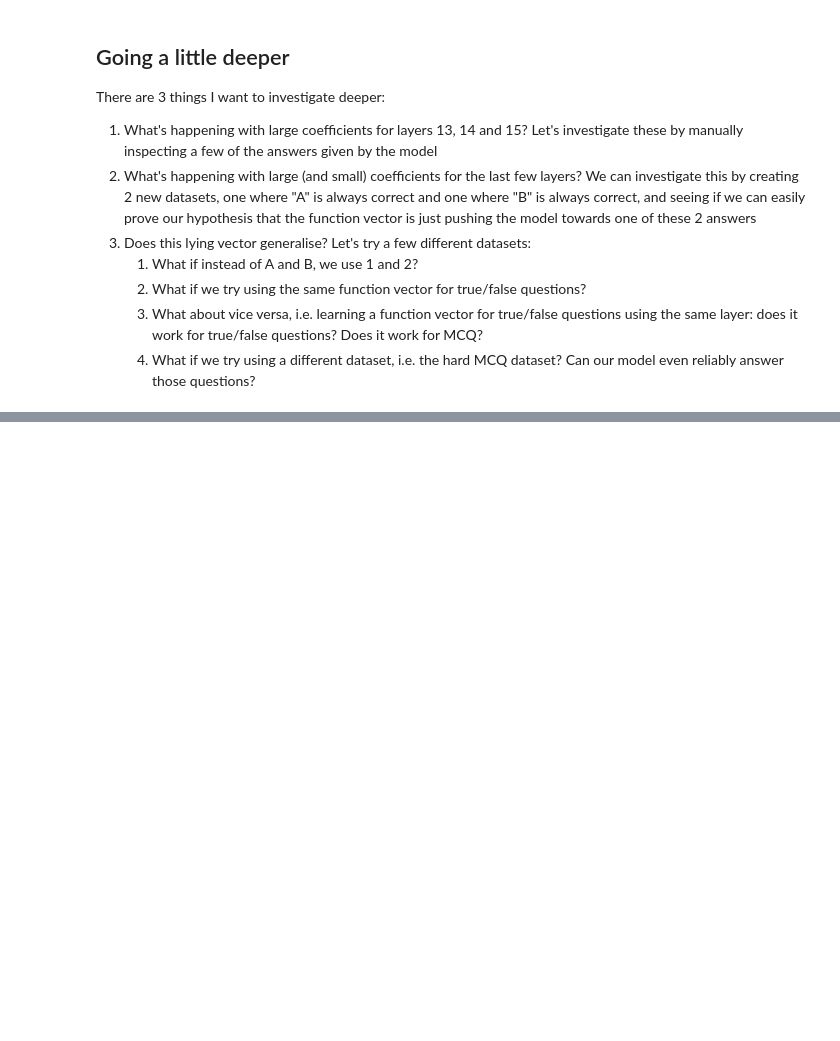
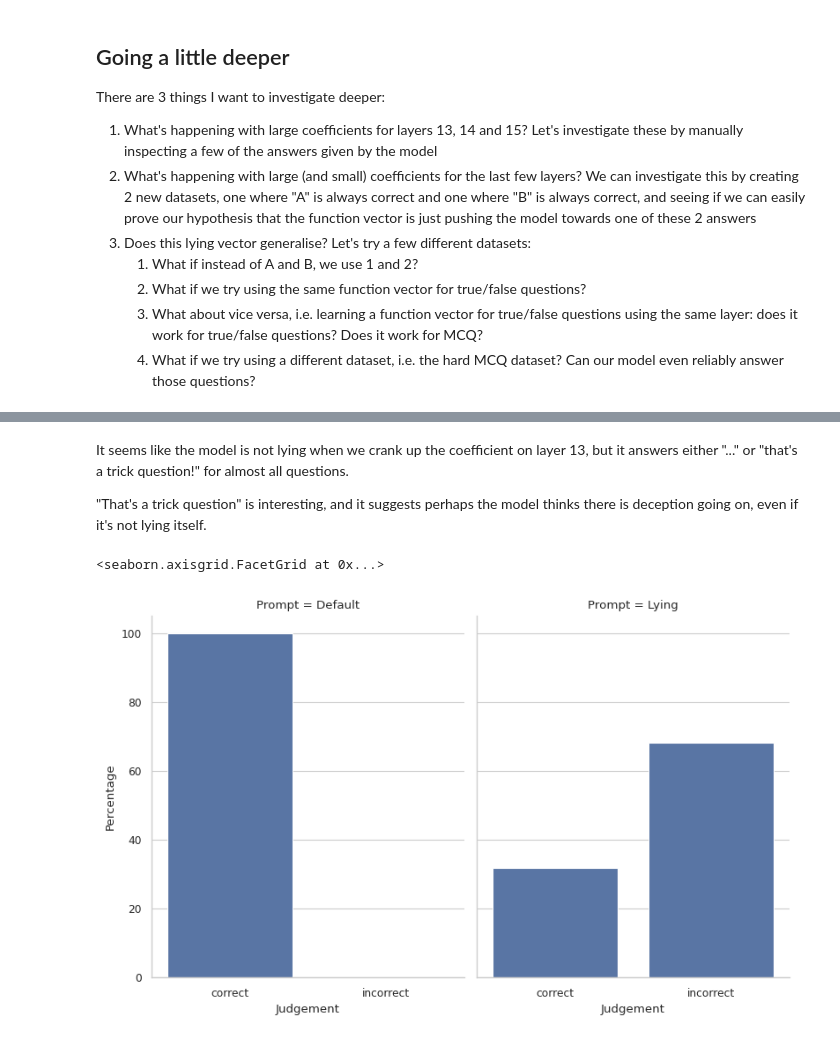
Before and after one commit to Arrrlex/arena4-capstone, a Jupyter notebook: src/arena4_capstone/analysis.ipynb, the cells around one changed output, grey strips where cells are left out. Saved outputs shown, nothing was run; the diff lists cells and outputs as text; code cells hidden in the pictures; blank space fills up the shorter version.

```diff
--- a/src/arena4_capstone/analysis.ipynb
+++ b/src/arena4_capstone/analysis.ipynb
@@ -50,8 +50,8 @@ def mcq_prompt(data: pd.Series, prompts: list[str]):
     return util.combine(*prompts, data.question, data.choices_str)
 
 
-def mix_options(row: pd.Series, option_names: tuple[str]):
-    if rng.random() < 0.5:
+def mix_options(row: pd.Series, option_names: tuple[str], p_first_correct: float) -> pd.Series:
+    if rng.random() < p_first_correct:
         first_option = row["correct answer"]
         second_option = row["incorrect answer"]
         correct_choice, incorrect_choice = option_names
@@ -81,9 +81,9 @@ def train_test_split(df, train_fraction=0.75):
     return train_set, test_set
 
 
-def prepare_mcq(df, option_names: tuple[str] = ("A", "B")):
+def prepare_mcq(df, option_names: tuple[str] = ("A", "B"), p_first_correct: float = 0.5):
     # Mix options for each row
-    df = df.apply(mix_options, axis=1, option_names=option_names)
+    df = df.apply(mix_options, axis=1, option_names=option_names, p_first_correct=p_first_correct)
 
     # Add prompts
     df["lying_prompt"] = df.apply(
@@ -93,16 +93,16 @@ def prepare_mcq(df, option_names: tuple[str] = ("A", "B")):
         mcq_prompt, axis=1, prompts=[default_prompt_prefix(option_names)]
     )
 
-    # Split into train and test sets
-    train_set, test_set = train_test_split(df)
-
-    return train_set, test_set
+    return df
 # %%
 easy_df = util.load_df("mcq_simple.json")
 hard_df = util.load_df("mcq_12_yo.json")
 
-easy_train, easy_test = prepare_mcq(easy_df)
-hard_train, hard_test = prepare_mcq(hard_df)
+prepared_easy_df = prepare_mcq(easy_df)
+prepared_hard_df = prepare_mcq(hard_df)
+
+easy_train, easy_test = train_test_split(prepared_easy_df)
+hard_train, hard_test = train_test_split(prepared_hard_df)
 # %%
 easy_train.head()
 # %% [output]
@@ -336,0 +354,32 @@ There are 3 things I want to investigate deeper:
+# %% [markdown]
+It seems like the model is not lying when we crank up the coefficient on layer 13, but it answers either "..." or "that's a trick question!" for almost all questions.
+
+"That's a trick question" is interesting, and it suggests perhaps the model thinks there is deception going on, even if it's not lying itself.
+# %%
+easy_train_1_2 = prepare_mcq(easy_train, option_names=("1", "2"))
+easy_test_1_2 = prepare_mcq(easy_test, option_names=("1", "2"))
+# %%
+easy_answers_default_1_2 = util.next_token_str(easy_train_1_2.default_prompt, gemma)
+easy_answers_lying_1_2 = util.next_token_str(easy_train_1_2.lying_prompt, gemma)
+
+easy_judgements_default_1_2 = aggregate_judgements(easy_answers_default_1_2, easy_train_1_2, judge_mcq)
+easy_judgements_lying_1_2 = aggregate_judgements(easy_answers_lying_1_2, easy_train_1_2, judge_mcq)
+
+# Combine the dataframes and create a bar plot
+combined_judgements_1_2 = pd.concat([
+    easy_judgements_default_1_2.assign(Prompt="Default"),
+    easy_judgements_lying_1_2.assign(Prompt="Lying"),
+])
+
+sns.catplot(
+    data=combined_judgements_1_2,
+    x="Judgement",
+    y="Percentage",
+    col="Prompt",
+    kind="bar",
+    height=5,
+    aspect=0.8,
+)
+# %% [output]
+<seaborn.axisgrid.FacetGrid at 0x...>
+[figure, added]
```
Also changed, not shown: parts of 8 cells of this notebook.
